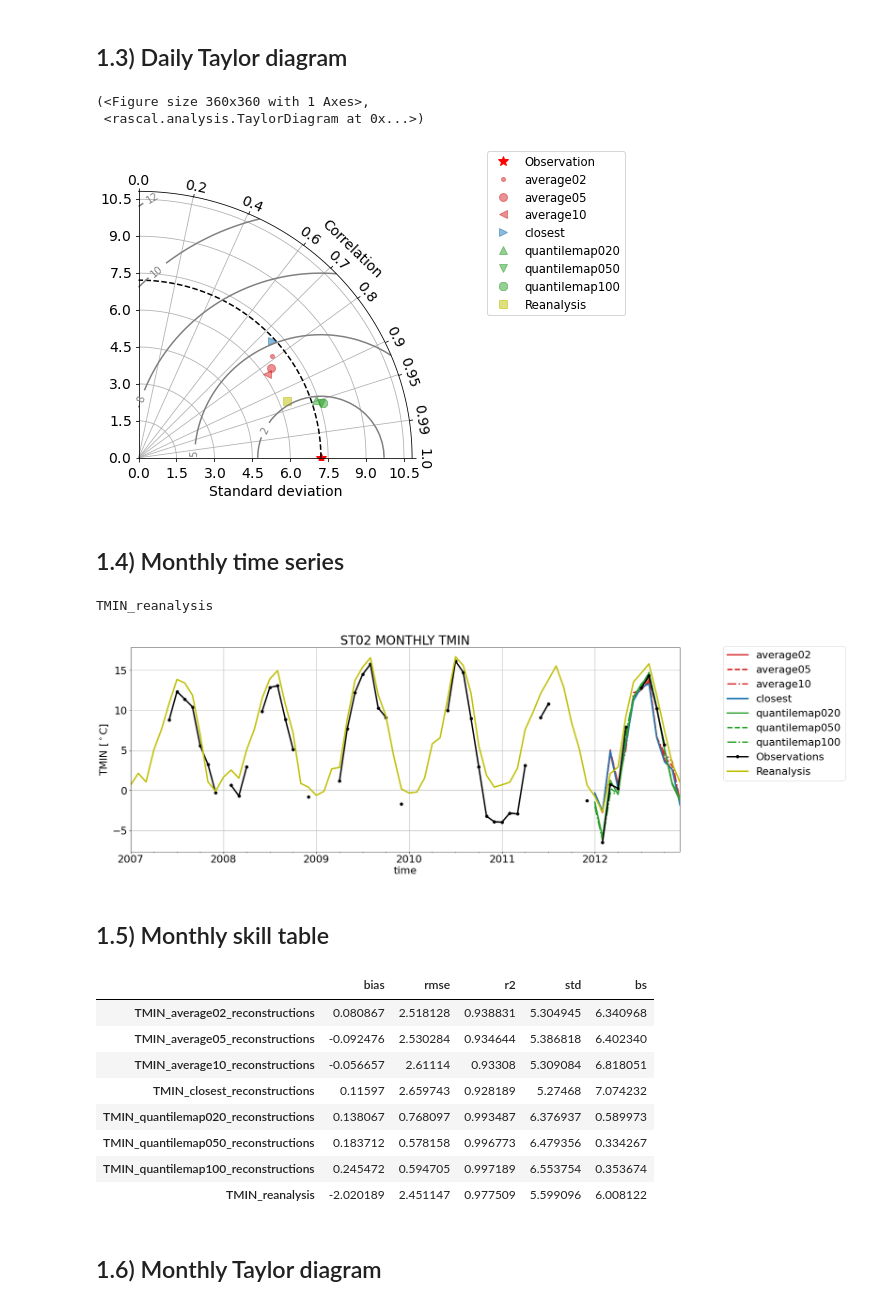
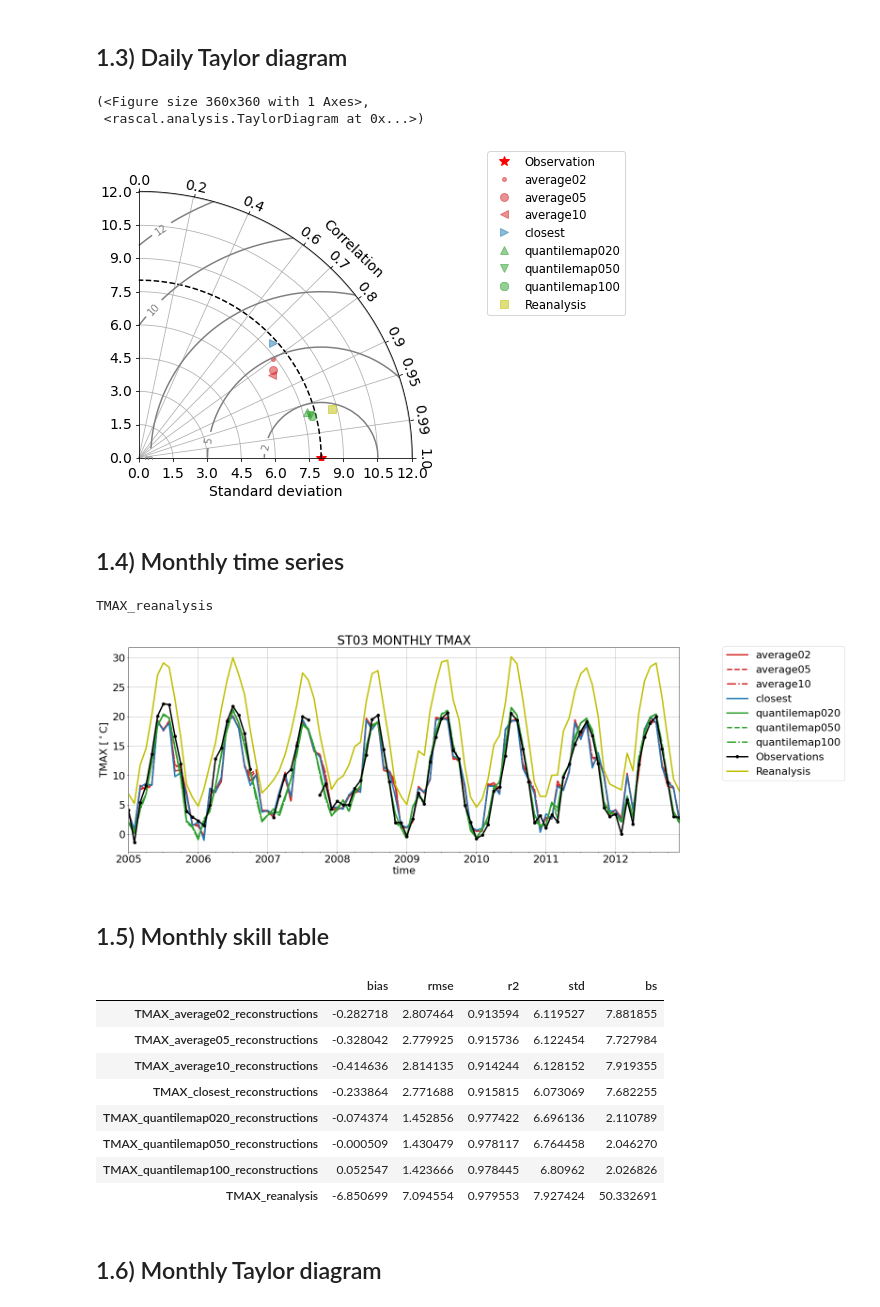
Before and after one commit to alvaro-gc95/RASCAL, a Jupyter notebook: RASCAL_evaluation.ipynb, the cells around one changed output. Saved outputs shown, nothing was run; the diff lists cells and outputs as text; code cells hidden in the pictures.

```diff
--- a/RASCAL_evaluation.ipynb
+++ b/RASCAL_evaluation.ipynb
@@ -35,17 +33,13 @@ from ipywidgets import interact, interact_manual
 # %%
-initial_year = 2007
-final_year = 2012
+reanalysis_dataset = "REA02"
+reanalysis_initial_year = 2005
+reanalysis_final_year = 2012
 
 station_to_validate = "St03"
-variable_to_validate = "TMEAN"
+variable_to_validate = "TMAX"
 
-
-if variable_to_validate == "PCP":
-    threshold=1
-    inverse=False
-elif variable_to_validate in ["TMAX", "TMIN", "TMEAN"]:
-    threshold=0
-    inverse=True
+# This threshold can be used to calculate the Brier Score and SSMSE
+threshold = 0
 # %%
 # How to group the data when resampling the daily data to monthly or yearly
 groupings = {
@@ -112,7 +110,8 @@ station_daily.index.name = "time"
 # %% [markdown]
 Load the reanalysis or reference model data. If the variable is part of an ensemble, all the members of the ensemble are loaded in a single dataframe as "'variable name'_'member number'". Once the data is extracted in the gridpoint of the station, a .csv file is saved, to save computation time in future runs.
 # %%
-reanalysis_data_name = "_".join([station.name, variable_to_validate, "ERA20C.csv"])
+
+reanalysis_data_name = "_".join([station.name, variable_to_validate, reanalysis_dataset + ".csv"])
 reanalysis_series_filepath = "/".join([reanalysis_directory, "series", reanalysis_data_name])
 reanalysis_original_path = reanalysis_directory
 
@@ -129,8 +128,8 @@ else:
         for ensemble_member in range(reanalysis_ensemble_members):
             ensemble_member_data = rascal.analysis.get_reanalysis_in_gridpoint(
                 reanalysis_original_path,
-                initial_year=initial_year,
-                final_year=final_year,
+                initial_year=reanalysis_initial_year,
+                final_year=reanalysis_final_year,
                 variable=reanalysis_variables[variable_to_validate],
                 grid_point={"lat": station.latitude, "lon": station.longitude},
                 file_format=".nc",
@@ -143,8 +142,8 @@ else:
     else:
         reanalysis_data = rascal.analysis.get_reanalysis_in_gridpoint(
             reanalysis_original_path,
-            initial_year=initial_year,
-            final_year=final_year,
+            initial_year=reanalysis_initial_year,
+            final_year=reanalysis_final_year,
             variable=reanalysis_variables[variable_to_validate],
             grid_point={"lat": station.latitude, "lon": station.longitude},
             file_format=".nc",
@@ -206,7 +207,7 @@ reanalysis_daily.columns = [
 
 # Change units
 # Kelvin to Celsius
-if variable_to_validate in ["TMAX", "TMIN", "TMEAN", "TMPA"]:
+if variable_to_validate in ["TMAX", "TMIN", "TMEAN"]:
     reanalysis_daily = reanalysis_daily - 273.1
 # m to mm
 elif variable_to_validate == "PCP":
@@ -249,7 +271,7 @@ rskill = rascal.analysis.RSkill(
 )
 
 # Monthly data
-rskill_1m = rskill.resample(freq="1m", grouping=groupings[variable_to_validate], hydroyear=hydroyear, skipna=False)
+rskill_1m = rskill.resample(freq="1m", grouping=groupings[variable_to_validate], hydroyear=hydroyear, skipna=True)
 
 # Yearly data
-rskill_1y = rskill.resample(freq="1Y", grouping=groupings[variable_to_validate], hydroyear=hydroyear, skipna=True)
+rskill_1y = rskill.resample(freq="1Y", grouping=groupings[variable_to_validate], hydroyear=hydroyear, skipna=False)
@@ -307,17 +330,20 @@ rskill.taylor()
 # %% [output]
 (<Figure size 360x360 with 1 Axes>,
  <rascal.analysis.TaylorDiagram at 0x...>)
-[figure, old version]
+[figure, new version]
 # %% [markdown]
 ## 1.4) Monthly time series
 # %%
-fig, ax = rskill_1m.plotseries(start=datetime.datetime(2007, 1, 1), end=datetime.datetime(2012, 12, 31))
+monthly_series_plot_start = datetime.datetime(2005, 1, 1)
+monthly_series_plot_end = datetime.datetime(2012, 12, 31)
+
+fig, ax = rskill_1m.plotseries(start=monthly_series_plot_start, end=monthly_series_plot_end)
 ax.set_title(station.name.upper() + " MONTHLY " + variable_to_validate)
 ax.set_ylabel(variable_to_validate + " " + units[variable_to_validate])
 plt.show()
 # %% [output]
-TMIN_reanalysis
+TMAX_reanalysis
-[figure, old version]
+[figure, new version]
 # %% [markdown]
 ## 1.5) Monthly skill table
 # %%
@@ -326,14 +352,14 @@ _, monthly_skill = rskill_1m.skill()
 monthly_skill
 # %% [output]
 |  | bias | rmse | r2 | std | bs |
-| TMIN_average02_reconstructions | 0.080867 | 2.518128 | 0.938831 | 5.304945 | 6.340968 |
-| TMIN_average05_reconstructions | -0.092476 | 2.530284 | 0.934644 | 5.386818 | 6.402340 |
-| TMIN_average10_reconstructions | -0.056657 | 2.61114 | 0.93308 | 5.309084 | 6.818051 |
-| TMIN_closest_reconstructions | 0.11597 | 2.659743 | 0.928189 | 5.27468 | 7.074232 |
-| TMIN_quantilemap020_reconstructions | 0.138067 | 0.768097 | 0.993487 | 6.376937 | 0.589973 |
-| TMIN_quantilemap050_reconstructions | 0.183712 | 0.578158 | 0.996773 | 6.479356 | 0.334267 |
-| TMIN_quantilemap100_reconstructions | 0.245472 | 0.594705 | 0.997189 | 6.553754 | 0.353674 |
-| TMIN_reanalysis | -2.020189 | 2.451147 | 0.977509 | 5.599096 | 6.008122 |
+| TMAX_average02_reconstructions | -0.282718 | 2.807464 | 0.913594 | 6.119527 | 7.881855 |
+| TMAX_average05_reconstructions | -0.328042 | 2.779925 | 0.915736 | 6.122454 | 7.727984 |
+| TMAX_average10_reconstructions | -0.414636 | 2.814135 | 0.914244 | 6.128152 | 7.919355 |
+| TMAX_closest_reconstructions | -0.233864 | 2.771688 | 0.915815 | 6.073069 | 7.682255 |
+| TMAX_quantilemap020_reconstructions | -0.074374 | 1.452856 | 0.977422 | 6.696136 | 2.110789 |
+| TMAX_quantilemap050_reconstructions | -0.000509 | 1.430479 | 0.978117 | 6.764458 | 2.046270 |
+| TMAX_quantilemap100_reconstructions | 0.052547 | 1.423666 | 0.978445 | 6.80962 | 2.026826 |
+| TMAX_reanalysis | -6.850699 | 7.094554 | 0.979553 | 7.927424 | 50.332691 |
 # %% [markdown]
 ## 1.6) Monthly Taylor diagram
 # %%
```
Also changed, not shown: parts of 43 cells of this notebook, 33 other files.
